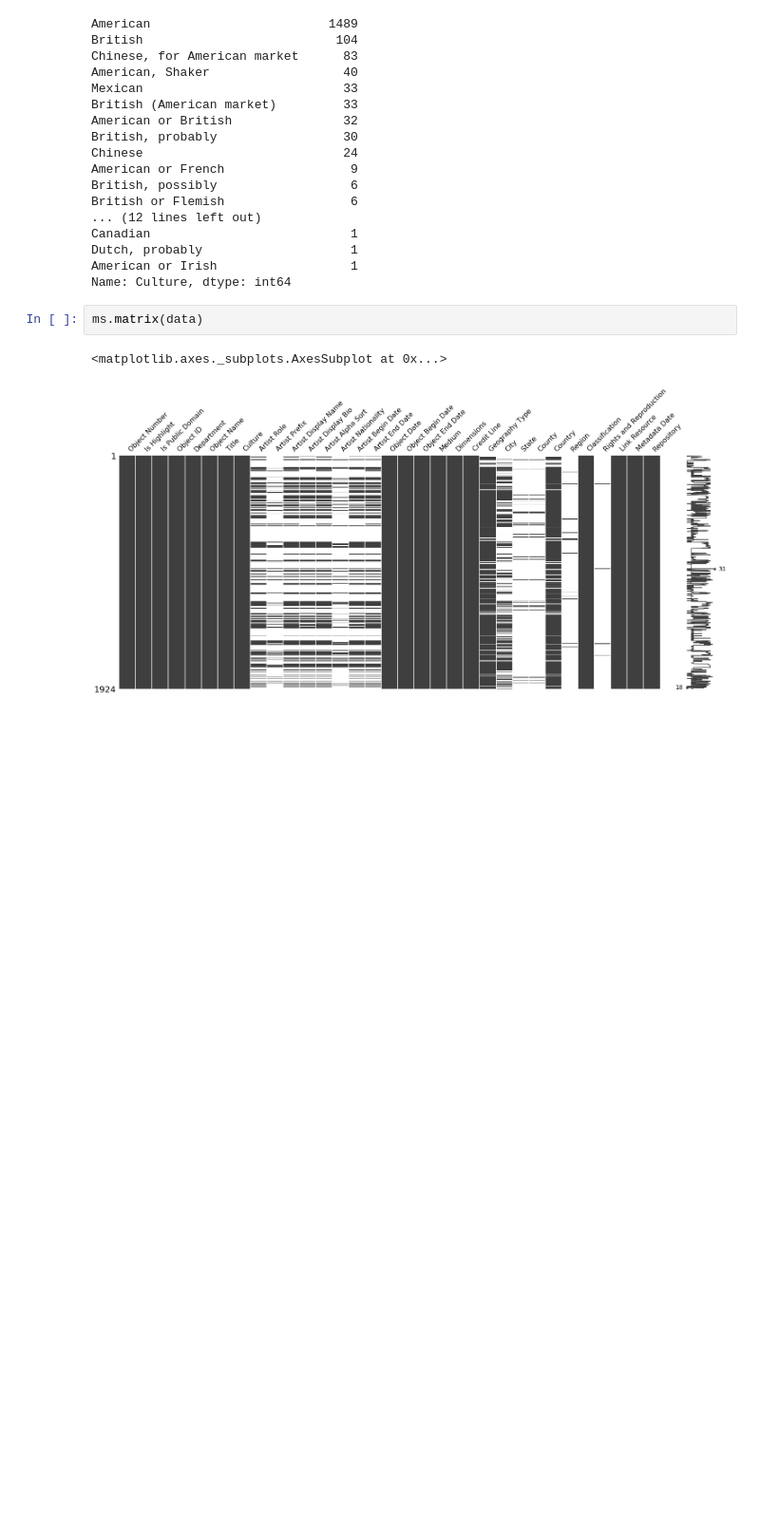
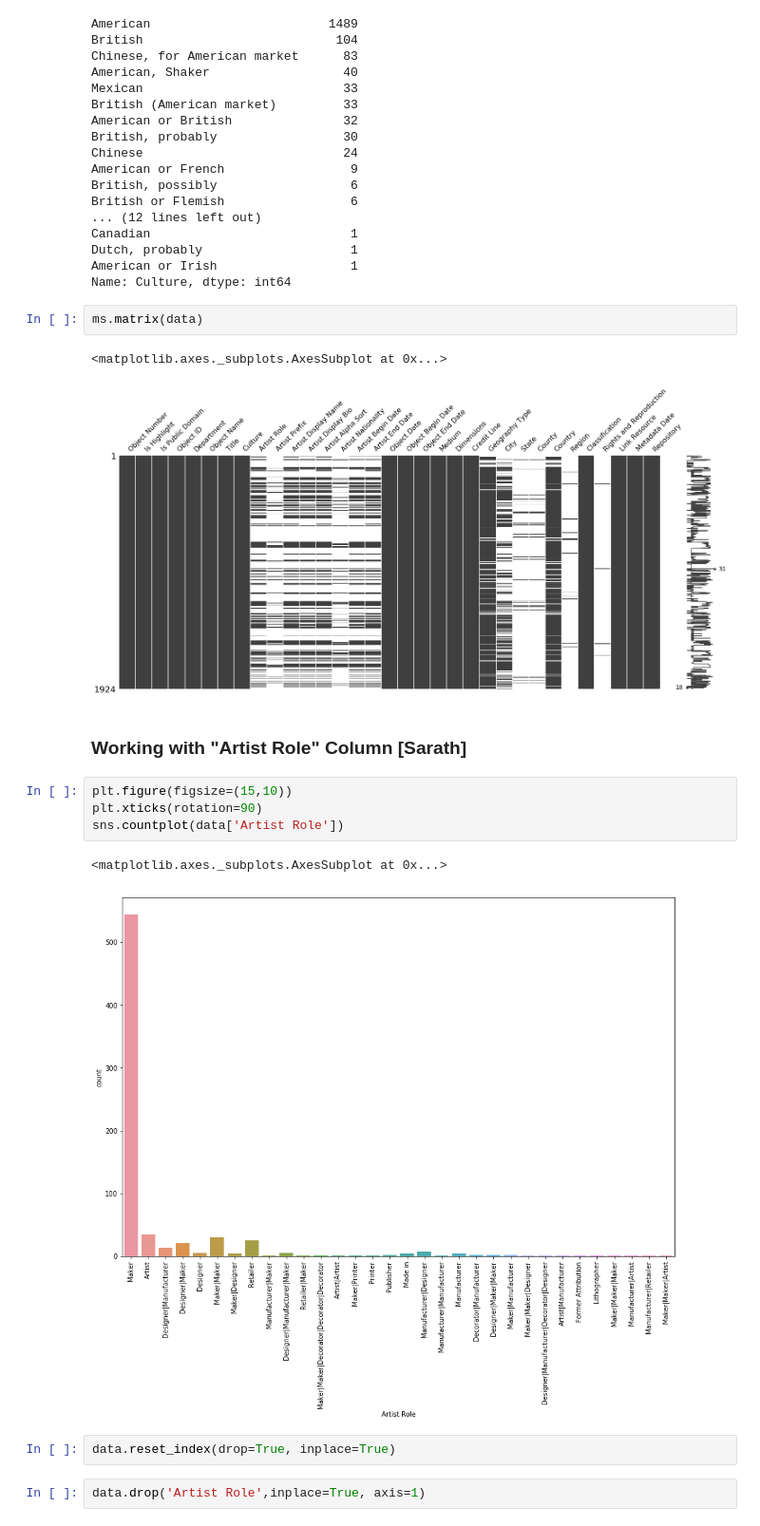
Before and after one commit to Sarathisme/museum-ml, a Jupyter notebook: The Metropolitan Museum of Art Open Access.ipynb, the cells around one changed output. Shown at 95% size. Drawn from its saved outputs; the diff is of its cells as text; blank space fills up the shorter version.

Commit message:
Have to work on other columns

```diff
--- a/The Metropolitan Museum of Art Open Access.ipynb
+++ b/The Metropolitan Museum of Art Open Access.ipynb
@@ -186,3 +194,16 @@ ms.matrix(data)
 # %% [output]
 <matplotlib.axes._subplots.AxesSubplot at 0x...>
 [figure]
+# %% [markdown]
+### Working with "Artist Role" Column [Sarath]
+# %%
+plt.figure(figsize=(15,10))
+plt.xticks(rotation=90)
+sns.countplot(data['Artist Role'])
+# %% [output]
+<matplotlib.axes._subplots.AxesSubplot at 0x...>
+[figure, added]
+# %%
+data.reset_index(drop=True, inplace=True)
+# %%
+data.drop('Artist Role',inplace=True, axis=1)
```
Also changed, not shown: parts of 21 cells of this notebook.
